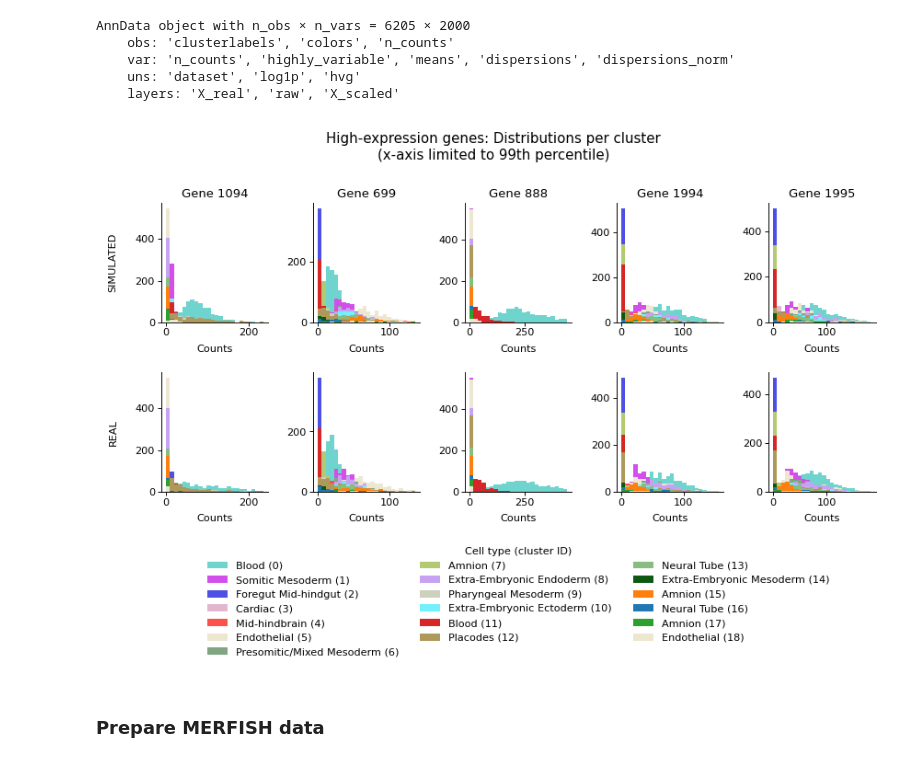
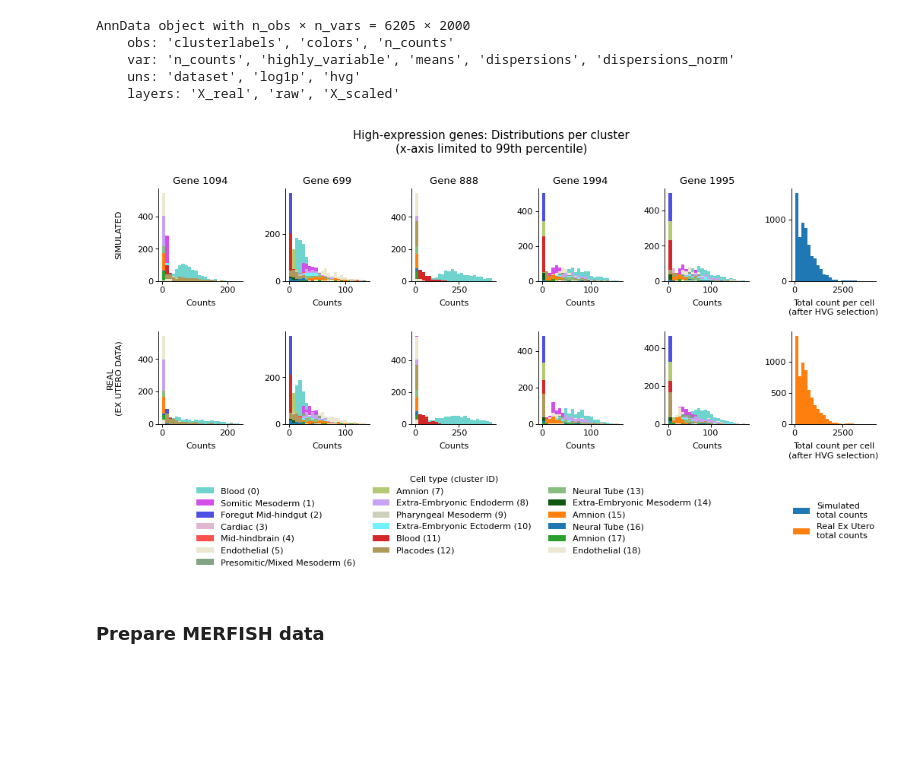
Before and after one commit to berenslab/elephant-in-the-room, a Jupyter notebook: scripts/01_prepare_data.ipynb, the cells around one changed output. Drawn from its saved outputs; the diff is of its cells as text; code cells hidden in the pictures; blank space fills up the shorter version.

Commit message:
minor plotting edits

```diff
--- a/scripts/01_prepare_data.ipynb
+++ b/scripts/01_prepare_data.ipynb
@@ -287,14 +282,16 @@ with plt.style.context('../mpl_style.txt'):
 
     ## PREPARE
     nrows_grid = 3
-    ncols_grid = 5
-    fig = plt.figure(figsize=(6.5,4.5))
+    ncols_grid = 6
+    fig = plt.figure(figsize=(7.8,4.5))
     axes_sim = [plt.subplot2grid(shape=(nrows_grid,ncols_grid), loc=(0, col), colspan=1,rowspan=1) for col in range(ncols_grid)]
     axes_real = [plt.subplot2grid(shape=(nrows_grid,ncols_grid), loc=(1, col), colspan=1,rowspan=1) for col in range(ncols_grid)]
-    ax_legend = plt.subplot2grid(shape=(nrows_grid,ncols_grid), loc=(2, 0), colspan=6,rowspan=1)
+    ax_legend = plt.subplot2grid(shape=(nrows_grid,ncols_grid), loc=(2, 0), colspan=5,rowspan=1)
+    ax_legend_small = plt.subplot2grid(shape=(nrows_grid,ncols_grid), loc=(2, 5), colspan=1,rowspan=1)
 
     plt.suptitle("High-expression genes: Distributions per cluster\n(x-axis limited to 99th percentile)")
 
+    ## CLUSTER DISTRIBUTIONS
     for clm,(gene_idx) in enumerate(largest_gene_idx):
 
         p99count_sim = np.percentile(adata_sim.layers['raw'][:,gene_idx],99)
@@ -310,35 +307,48 @@ with plt.style.context('../mpl_style.txt'):
             X_cl_sim = adata_sim.layers['raw'][cluster_idx,:]
             X_cl_real = adata_sim.layers['X_real'][cluster_idx,:]
 
             plt.sca(axes_sim[clm])
             # plt.yscale('log')
             plt.title(f'Gene {gene_idx}')
             counts_sim=X_cl_sim[:,gene_idx]
             plt.hist(counts_sim,bins=bins,color=color)
             plt.xlabel('Counts')
             if clm==0:
                   plt.ylabel('SIMULATED\n')
 
 
             plt.sca(axes_real[clm])
             # plt.yscale('log')
             counts_real=X_cl_real[:,gene_idx]
             plt.hist(counts_real,bins=bins,color=color,label=f'{celltype_dict[str(cluster)]} ({cluster})')
             plt.xlabel('Counts')
             if clm==0:
-                plt.ylabel('REAL\n')
+                plt.ylabel('REAL\n(EX UTERO DATA)\n')
 
                 h, l = axes_real[clm].get_legend_handles_labels()
                 ax_legend.legend(h,l,frameon=False,title='Cell type (cluster ID)',ncol=3,loc='center')
                 ax_legend.axis("off")
+
+    ## TOTAL COUNTS
+    plt.sca(axes_sim[5])
+    _,bins,_ = plt.hist(np.sum(adata_sim.layers['raw'],axis=1),bins=25,color='tab:blue',label='Simulated\ntotal counts')
+    plt.xlabel('Total count per cell\n(after HVG selection)')
+    h1, l1 = axes_sim[5].get_legend_handles_labels()
+
+    plt.sca(axes_real[5])
+    plt.hist(np.sum(adata_sim.layers['X_real'],axis=1),bins=bins,color='tab:orange',label='Real Ex Utero\ntotal counts')
+    plt.xlabel('Total count per cell\n(after HVG selection)')
+    h2, l2 = axes_real[5].get_legend_handles_labels()
+    ax_legend_small.legend(h1+h2,l1+l2,frameon=False,loc='center')
+    ax_legend_small.axis("off")
 
 plt.tight_layout()
 sns.despine()
 fig.savefig(f'../results/figures/supplementary/{adata_sim.uns["dataset"]}_real_vs_sim_cluster_distributions.pdf', dpi=300, format=None, bbox_inches = 'tight', pad_inches = 0)
 fig.savefig(f'../results/figures/supplementary/{adata_sim.uns["dataset"]}_real_vs_sim_cluster_distributions.png', dpi=300, format=None, bbox_inches = 'tight', pad_inches = 0)
 plt.show()
 # %% [output]
-[figure, old version]
+[figure, new version]
 # %% [markdown]
 ### Prepare MERFISH data
 # %%
```
Also changed, not shown: parts of 1 cell of this notebook, 12 other files.
